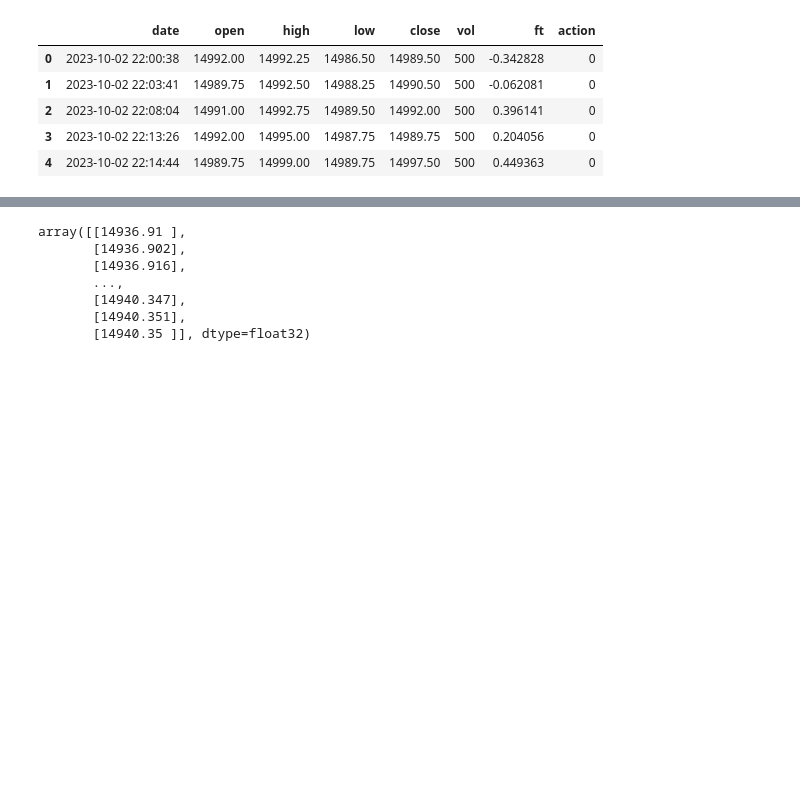
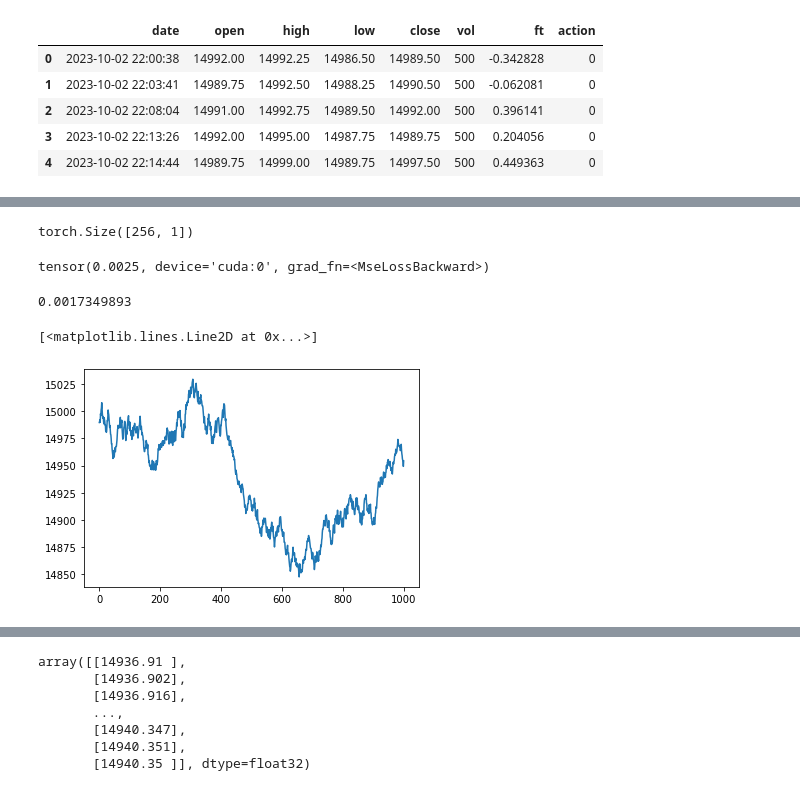
Before and after one commit to shmalex/test_fisher_eda, a Jupyter notebook: jn/04_trading_lstm_chatgpt.ipynb, the cells around one changed output, grey strips where cells are left out. Drawn from its saved outputs; the diff is of its cells as text; code cells hidden in the pictures; blank space fills up the shorter version.

```diff
--- a/jn/04_trading_lstm_chatgpt.ipynb
+++ b/jn/04_trading_lstm_chatgpt.ipynb
@@ -183,0 +301,4 @@ with torch.no_grad():
+# %%
+outputs.shape
+# %% [output]
+torch.Size([256, 1])
@@ -183,0 +313,13 @@ with torch.no_grad():
+# %%
+loss
+# %% [output]
+tensor(0.0025, device='cuda:0', grad_fn=<MseLossBackward>)
+# %%
+((_yhat-_y)**2).mean()
+# %% [output]
+0.0017349893
+# %%
+plt.plot(df['close'].values[:1000])
+# %% [output]
+[<matplotlib.lines.Line2D at 0x...>]
+[figure, added]
```
Also changed, not shown: parts of 36 cells of this notebook.
